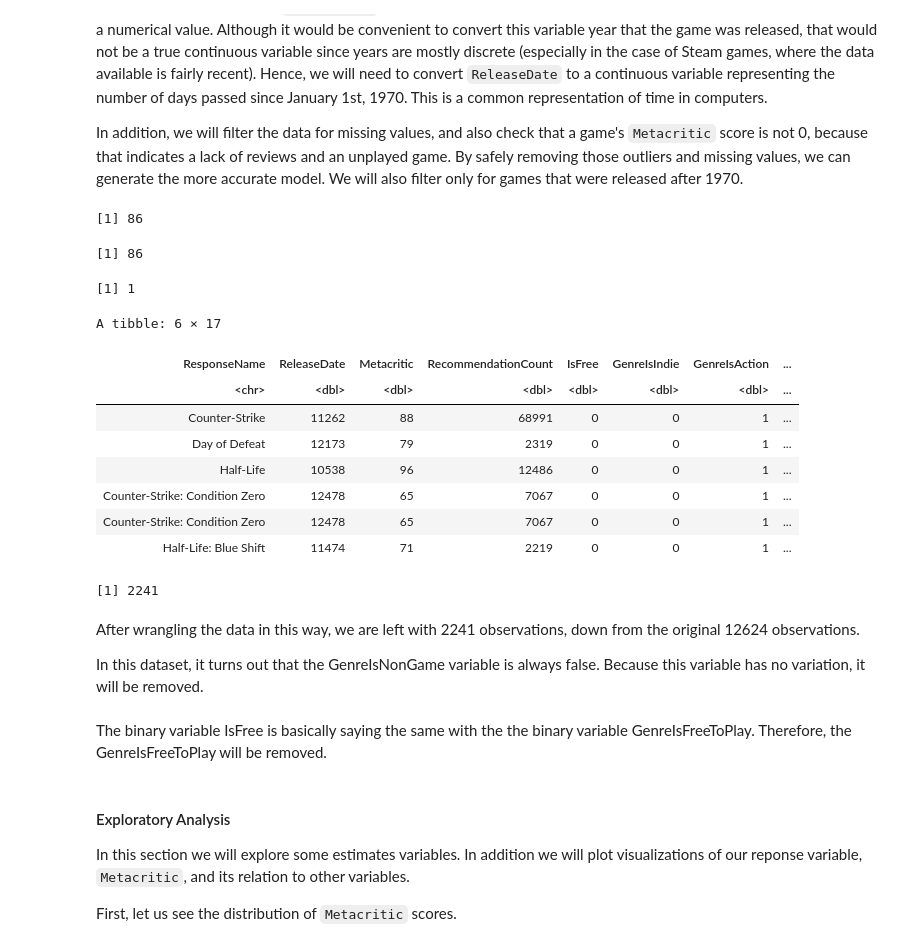
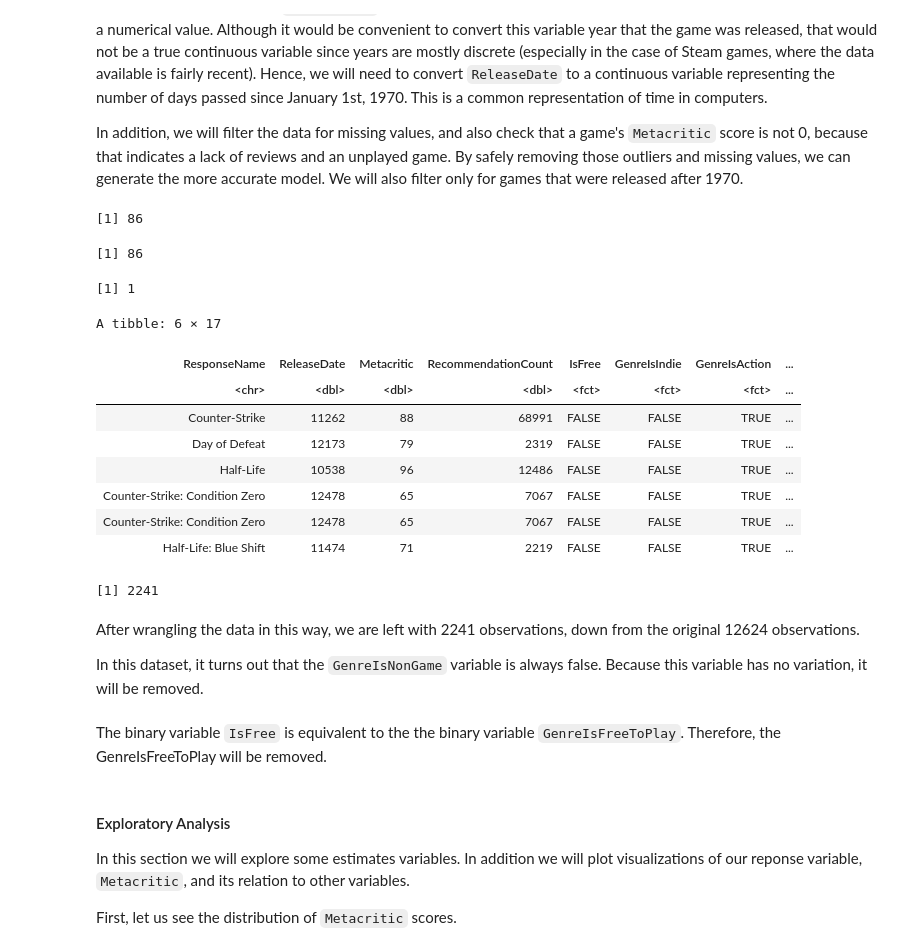
Before and after one commit to DanielZSWE/STAT-301-Project, a Jupyter notebook: stat-301_final_report.ipynb, the cells around one changed output. Saved outputs shown, nothing was run; the diff lists cells and outputs as text; code cells hidden in the pictures.

```diff
--- a/stat-301_final_report.ipynb
+++ b/stat-301_final_report.ipynb
@@ -116,61 +98,45 @@ In addition, we will filter the data for missing values, and also check that a g
 # %%
 sum(is.na(steam_games)) # dataset has 86 missing data points
 sum(is.na(steam_games$ReleaseDate)) #all missing data is inside the ReleaseDate
 
 set.seed(3012)
 
 #convert dates to days since 1970 (default internal representation)
 steam_games$ReleaseDate <- steam_games$ReleaseDate %>% as.Date(format="%b%d%Y") %>%  as.numeric()
 
 
 steam_games <- steam_games %>% drop_na() %>% filter(Metacritic > 0, ReleaseDate > 0) # filter for more than 0 days passed since 1970, metacritic score > 0
 
-steam_games <- steam_games %>% mutate_if(is.logical, as_factor)
+steam_games <- steam_games %>% mutate_if(is.logical, as_factor) #convert logicals to factors
 
 
-#convert False/True to binary variable 1,0
-
-steam_games<-steam_games%>% mutate(IsFree = ifelse(IsFree=="TRUE", 1, 0))%>%
-                            mutate(GenreIsNonxGame = ifelse(GenreIsNonGame=="TRUE", 1, 0))%>%
-                             mutate(GenreIsIndie = ifelse(GenreIsIndie=="TRUE", 1, 0))%>%
- mutate(GenreIsAction = ifelse(GenreIsAction=="TRUE", 1, 0))%>%
- mutate(GenreIsAdventure = ifelse(GenreIsAdventure=="TRUE", 1, 0))%>%
- mutate(GenreIsCasual = ifelse(GenreIsCasual=="TRUE", 1, 0))%>%
- mutate(GenreIsStrategy = ifelse(GenreIsStrategy=="TRUE", 1, 0))%>%
- mutate(GenreIsRPG = ifelse(GenreIsRPG=="TRUE", 1, 0))%>%
- mutate(GenreIsSimulation = ifelse(GenreIsSimulation=="TRUE", 1, 0))%>%
- mutate(GenreIsEarlyAccess = ifelse(GenreIsEarlyAccess=="TRUE", 1, 0))%>%
- mutate(GenreIsFreeToPlay = ifelse(GenreIsFreeToPlay=="TRUE", 1, 0))%>%
- mutate(GenreIsSports = ifelse(GenreIsSports=="TRUE", 1, 0))%>%
- mutate(GenreIsRacing = ifelse(GenreIsRacing=="TRUE", 1, 0))%>%
- mutate(GenreIsMassivelyMultiplayer = ifelse(GenreIsMassivelyMultiplayer=="TRUE", 1, 0))
 
 length(unique(steam_games$GenreIsNonGame)) # == 1, hence only one value for this variable is present, no variation
 
-steam_games <- steam_games %>% select(-GenreIsNonGame,-GenreIsFreeToPlay) # remove variable
+steam_games <- steam_games %>% select(-GenreIsNonGame,-GenreIsFreeToPlay) # remove variables
 
 head(steam_games)
 nrow(steam_games) ## number of steam games, filtered
 # %% [output]
 [1] 86
 [1] 86
 [1] 1
 A tibble: 6 × 17
 | ResponseName | ReleaseDate | Metacritic | RecommendationCount | IsFree | GenreIsIndie | GenreIsAction | ... |
-| <chr> | <dbl> | <dbl> | <dbl> | <dbl> | <dbl> | <dbl> | ... |
-| Counter-Strike | 11262 | 88 | 68991 | 0 | 0 | 1 | ... |
-| Day of Defeat | 12173 | 79 | 2319 | 0 | 0 | 1 | ... |
-| Half-Life | 10538 | 96 | 12486 | 0 | 0 | 1 | ... |
-| Counter-Strike: Condition Zero | 12478 | 65 | 7067 | 0 | 0 | 1 | ... |
-| Counter-Strike: Condition Zero | 12478 | 65 | 7067 | 0 | 0 | 1 | ... |
-| Half-Life: Blue Shift | 11474 | 71 | 2219 | 0 | 0 | 1 | ... |
+| <chr> | <dbl> | <dbl> | <dbl> | <fct> | <fct> | <fct> | ... |
+| Counter-Strike | 11262 | 88 | 68991 | FALSE | FALSE | TRUE | ... |
+| Day of Defeat | 12173 | 79 | 2319 | FALSE | FALSE | TRUE | ... |
+| Half-Life | 10538 | 96 | 12486 | FALSE | FALSE | TRUE | ... |
+| Counter-Strike: Condition Zero | 12478 | 65 | 7067 | FALSE | FALSE | TRUE | ... |
+| Counter-Strike: Condition Zero | 12478 | 65 | 7067 | FALSE | FALSE | TRUE | ... |
+| Half-Life: Blue Shift | 11474 | 71 | 2219 | FALSE | FALSE | TRUE | ... |
 [1] 2241
 # %% [markdown]
 After wrangling the data in this way, we are left with 2241 observations, down from the original 12624 observations.
 
-In this dataset, it turns out that the GenreIsNonGame variable is always false. Because this variable has no variation, it will be removed.
+In this dataset, it turns out that the `GenreIsNonGame` variable is always false. Because this variable has no variation, it will be removed.
 # %% [markdown]
-The binary variable IsFree is basically saying the same with the the binary variable GenreIsFreeToPlay. Therefore, the GenreIsFreeToPlay will be removed.
+The binary variable `IsFree` is equivalent to the the binary variable `GenreIsFreeToPlay`. Therefore, the GenreIsFreeToPlay will be removed.
 # %% [markdown]
 #### Exploratory Analysis
 In this section we will explore some estimates variables. In addition we will plot visualizations of our reponse variable, `Metacritic`, and its relation to other variables.
```
Also changed, not shown: parts of 3 cells of this notebook.
